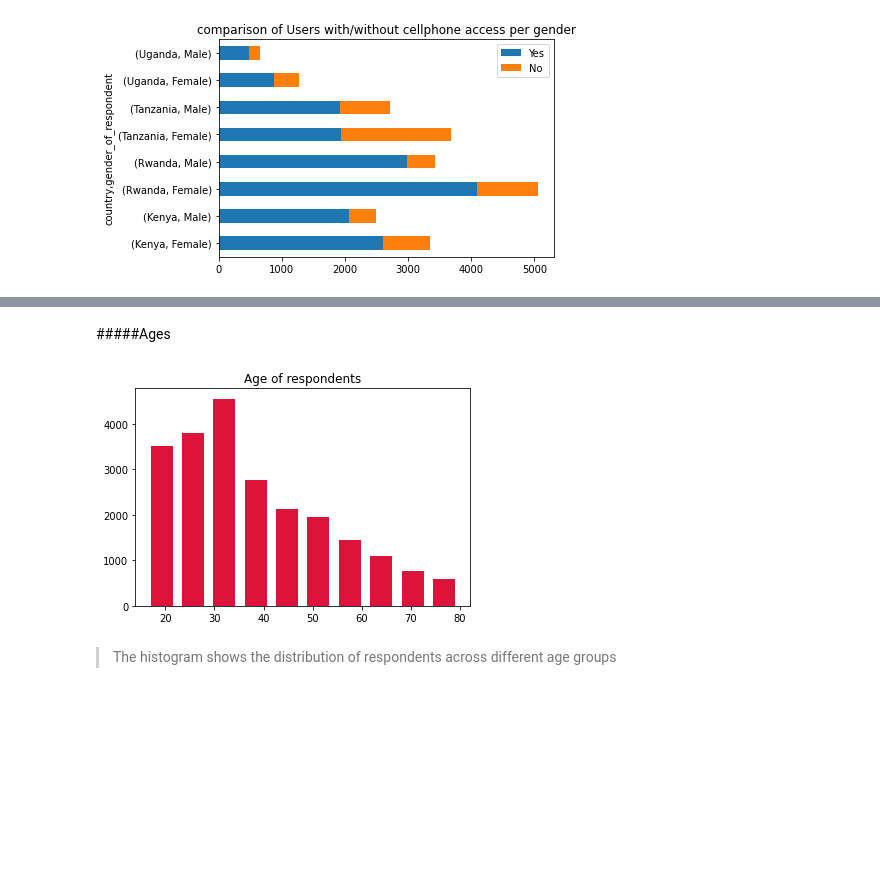
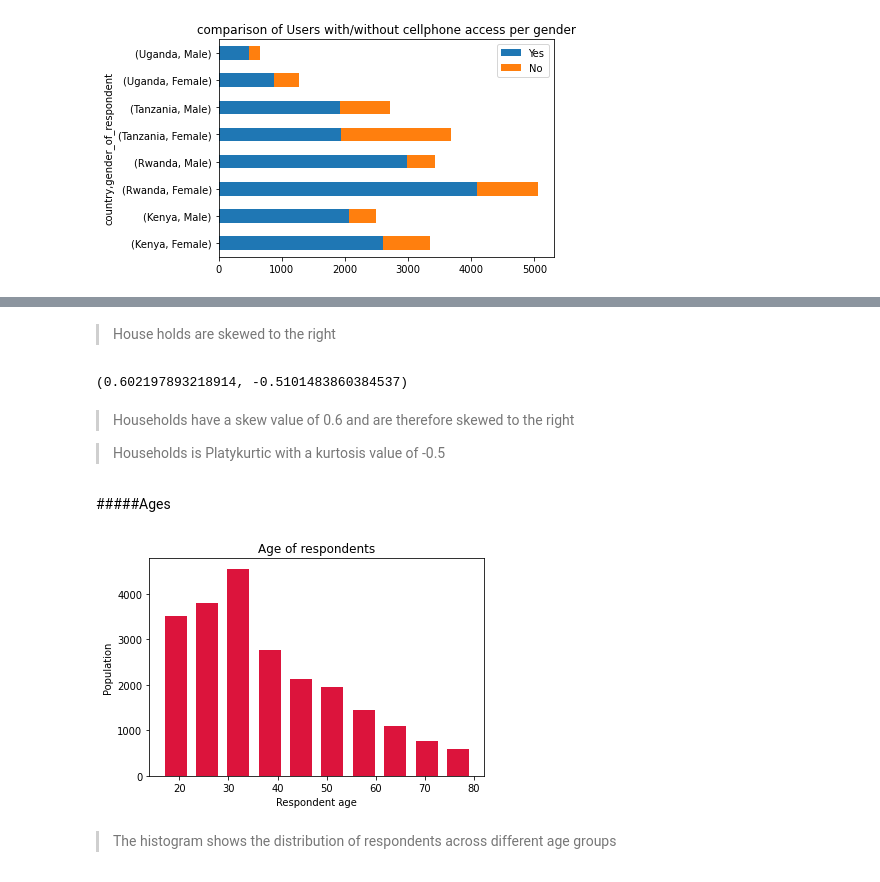
Before and after one commit to draglar/Financial-Inclusion, a Jupyter notebook: Ian_Dsc_Core_IP_week_2.ipynb, the cells around one changed output, grey strips where cells are left out. Drawn from its saved outputs; the diff is of its cells as text; code cells hidden in the pictures; blank space fills up the shorter version.

```diff
--- a/Ian_Dsc_Core_IP_week_2.ipynb
+++ b/Ian_Dsc_Core_IP_week_2.ipynb
@@ -431,12 +461,24 @@ y_cell.plot(kind='barh',title=title,stacked=True,rot=0,ylabel='Population')
+# %% [markdown]
+>House holds are skewed to the right
+# %%
+finances['household_size'].skew(),finances['household_size'].kurt()
+# %% [output]
+(0.602197893218914, -0.5101483860384537)
+# %% [markdown]
+> Households have a skew value of 0.6 and are therefore skewed to the right
+
+>Households is Platykurtic with a kurtosis value of -0.5
 # %% [markdown]
 #####Ages
 # %%
 title='Age of respondents'
 plt.hist(finances['Respondent Age'],rwidth=0.7, color='crimson')
+plt.ylabel('Population')
+plt.xlabel('Respondent age')
 plt.title(title)
 plt.show()
 # %% [output]
-[figure, old version]
+[figure, new version]
 # %% [markdown]
 >The histogram shows the distribution of respondents across different age groups
 # %%
```
Also changed, not shown: parts of 6 cells of this notebook.
